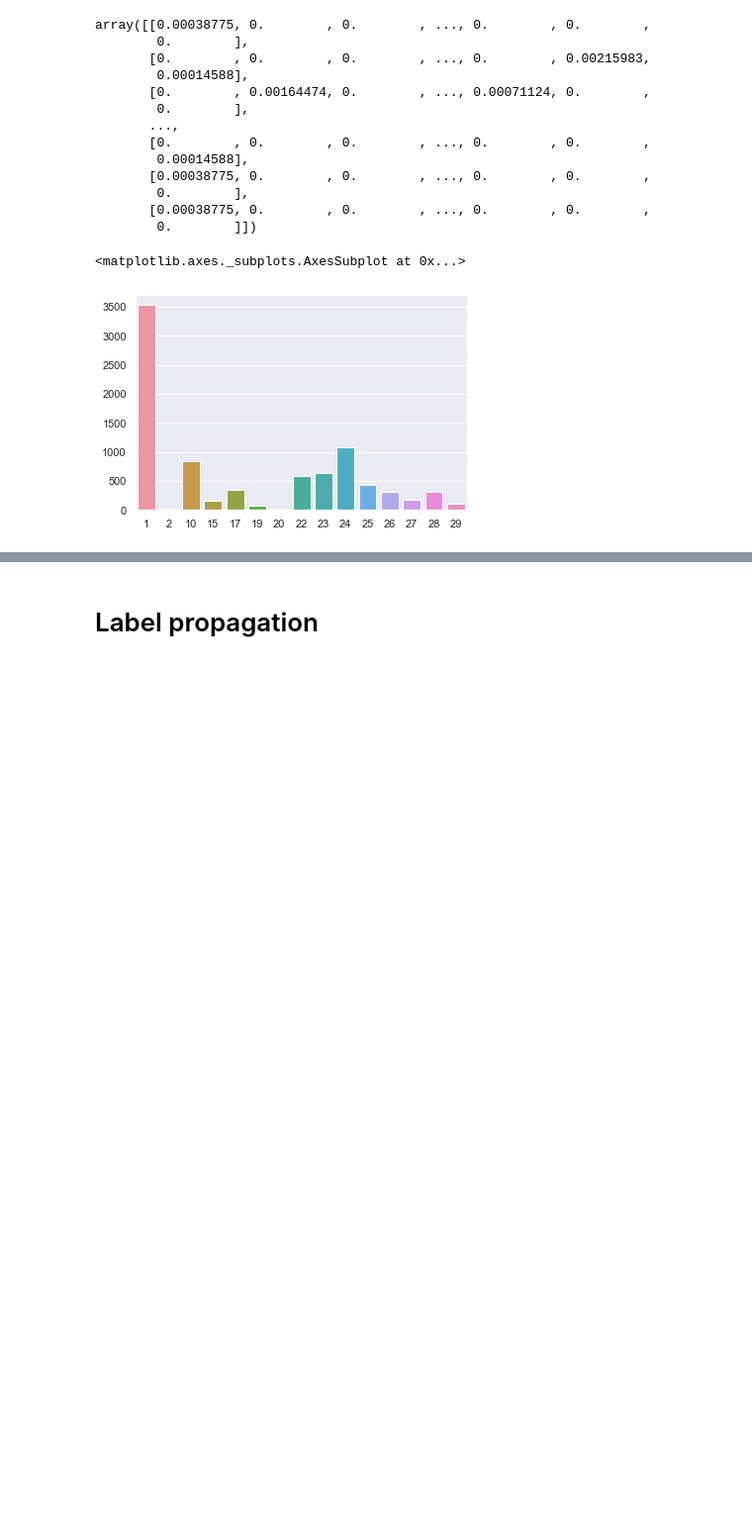
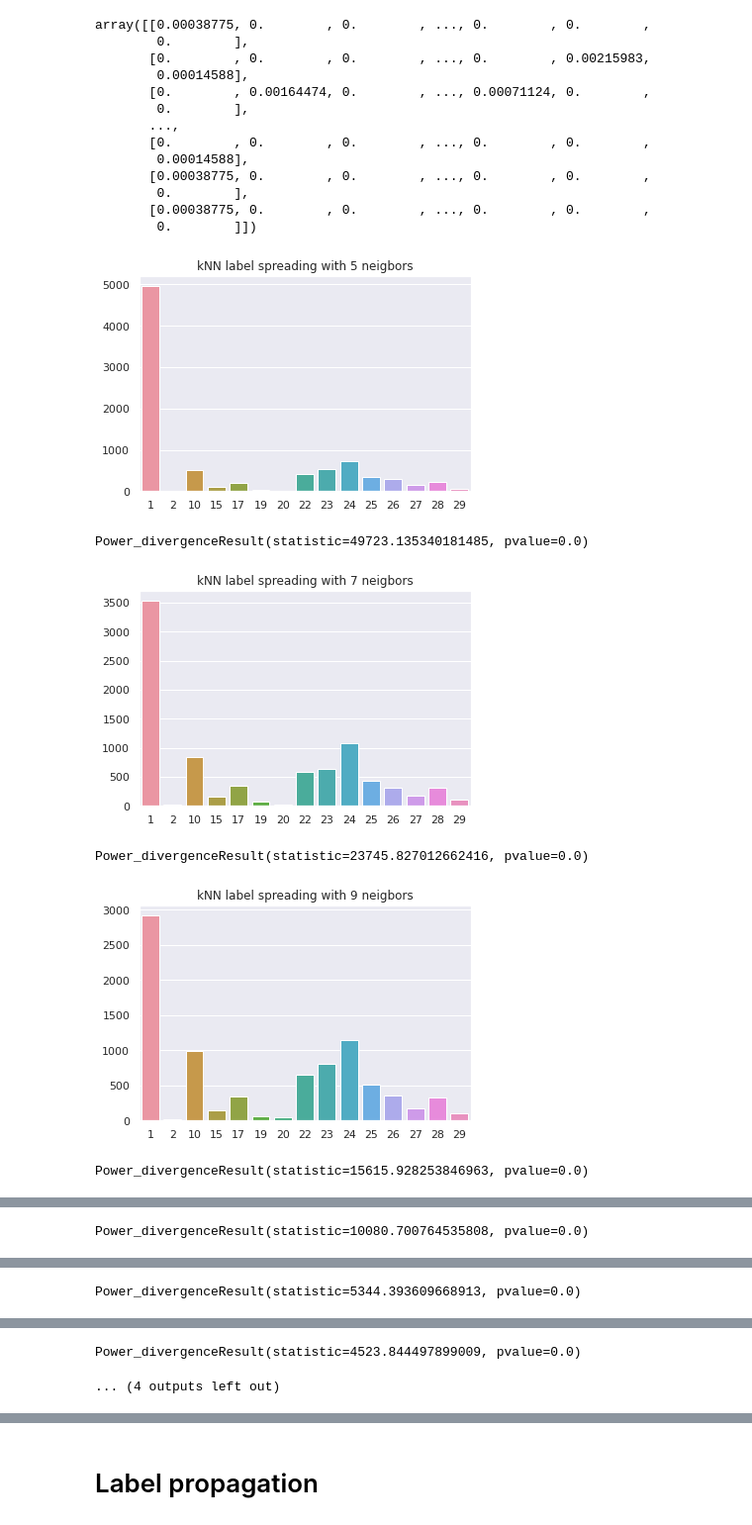
Before and after one commit to hejmsdz/youtube-trending-prediction, a Jupyter notebook: notebooks/04-semisupervised-learning.ipynb, the cells around one changed output, grey strips where cells are left out. Shown at 99% size. Cells and saved outputs as stored; diff of their text form; code cells hidden in the pictures; blank space fills up the shorter version.

```diff
--- a/notebooks/04-semisupervised-learning.ipynb
+++ b/notebooks/04-semisupervised-learning.ipynb
@@ -61,3 +61,20 @@ Category per labeled video:
+# %%
+from scipy.stats import chisquare
+
+def compare_counts(count):
+    expected_normalized = (labeled_count / labeled_count.sum())
+    expected = count.sum() * expected_normalized
+
+    expected_observed = [
+        (
+            expected[int(key)],
+            count[key] if key in count else 0
+        )
+        for key in labeled_count.keys()
+    ]
+    n_categories = len(labeled_count)
+    expected, observed = zip(*expected_observed)
+    return chisquare(observed, expected)
 # %% [markdown]
 # Label Spreading
 # %%
@@ -143,15 +160,26 @@ array([[0.00038775, 0.        , 0.        , ..., 0.        , 0.        ,
         0.        ],
        [0.00038775, 0.        , 0.        , ..., 0.        , 0.        ,
         0.        ]])
+# %%
+neighbors_values = [5, 7, 9, 11, 13, 15, 17, 19]
 # %%
 from sklearn.semi_supervised import LabelSpreading
 
-model = LabelSpreading('knn', gamma=.25, max_iter=100)
-model.fit(X, Y_train_with_and_without_categories)
+for n_neighbors in neighbors_values:
+    model = LabelSpreading('knn', n_neighbors=n_neighbors, max_iter=100)
+    model.fit(X, Y_train_with_and_without_categories)
 
-knn_predicted = model.predict(X)
-count = pd.Series(knn_predicted).value_counts()
-sns.barplot(count.index.astype('int'), count.values)
+    knn_predicted = model.predict(X)
+    count = pd.Series(knn_predicted).value_counts()
+
+    plt.title(f"kNN label spreading with {n_neighbors} neigbors")
+    sns.barplot(count.index.astype('int'), count.values)
+    plt.show()
+    print(compare_counts(count))
 # %% [output]
+[figure, new version]
-<matplotlib.axes._subplots.AxesSubplot at 0x...>
+Power_divergenceResult(statistic=49723.135340181485, pvalue=0.0)
-[figure, old version]
+[figure, added]
+Power_divergenceResult(statistic=23745.827012662416, pvalue=0.0)
+[figure, added]
+Power_divergenceResult(statistic=15615.928253846963, pvalue=0.0)
@@ -157,0 +187 @@ sns.barplot(count.index.astype('int'), count.values)
+Power_divergenceResult(statistic=10080.700764535808, pvalue=0.0)
@@ -157,0 +189 @@ sns.barplot(count.index.astype('int'), count.values)
+Power_divergenceResult(statistic=5344.393609668913, pvalue=0.0)
@@ -157,0 +191,2 @@ sns.barplot(count.index.astype('int'), count.values)
+Power_divergenceResult(statistic=4523.844497899009, pvalue=0.0)
+... (4 outputs left out)
```
Also changed, not shown: parts of 6 cells of this notebook.
